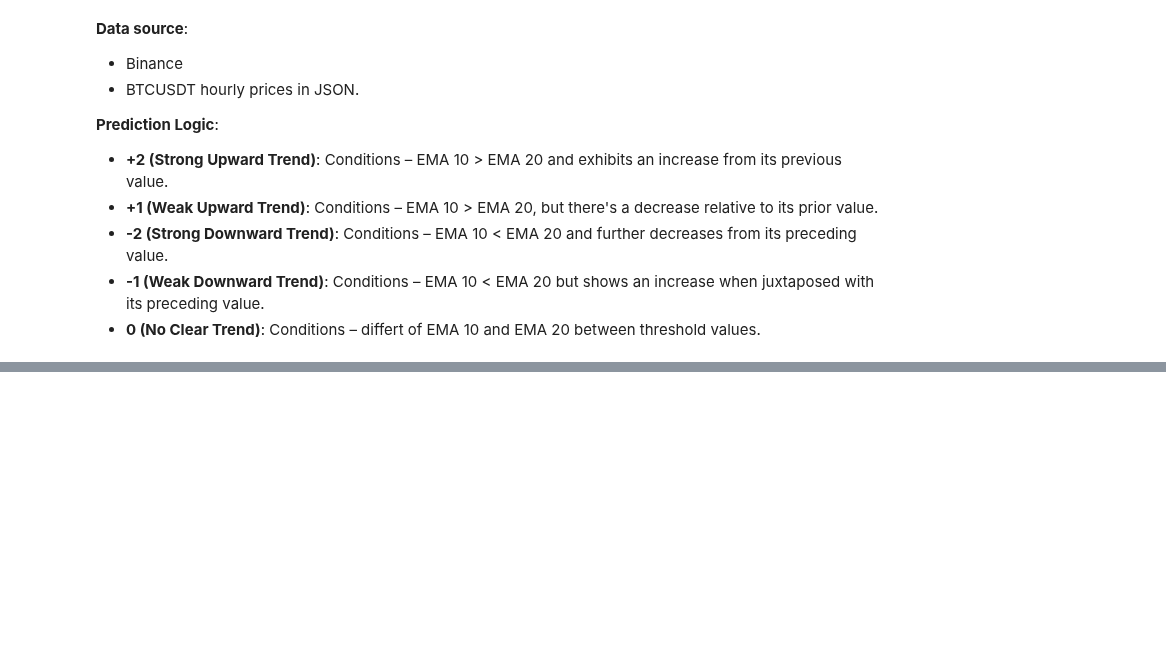
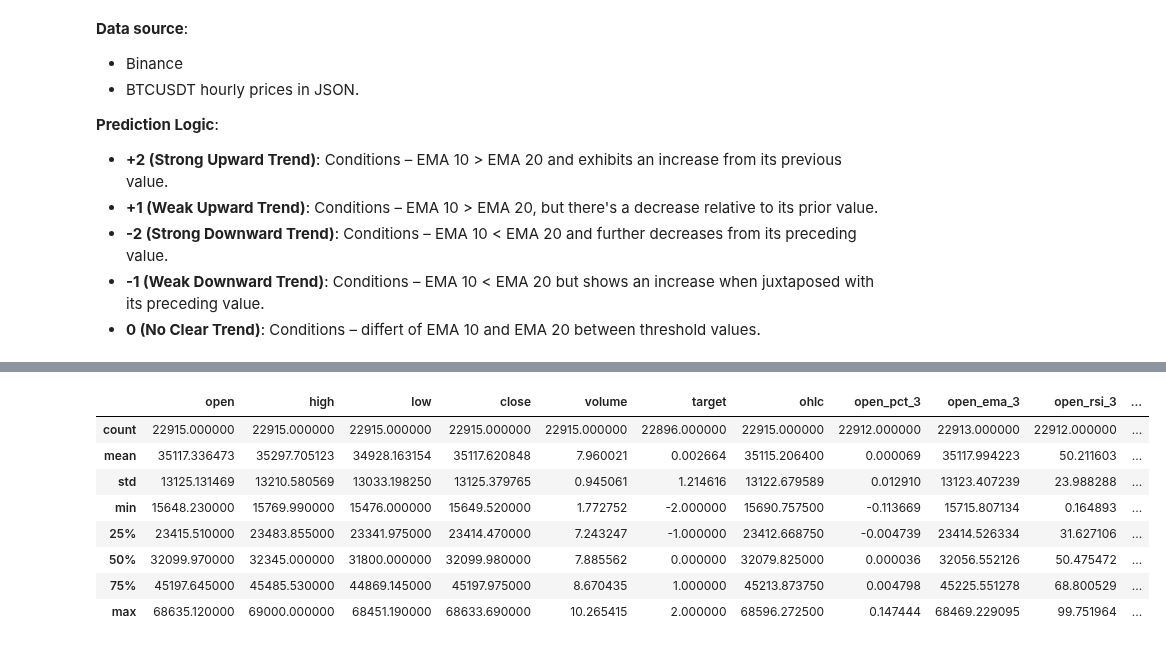
Before and after one commit to natapone/btc_live_price_prediction, a Jupyter notebook: 04_deep_learning_model.ipynb, the cells around one changed output, grey strips where cells are left out. Cells and saved outputs as stored; diff of their text form; code cells hidden in the pictures; blank space fills up the shorter version.

```diff
--- a/04_deep_learning_model.ipynb
+++ b/04_deep_learning_model.ipynb
@@ -22,0 +95,86 @@ Building on these findings, this experiment aims to delve deeper. We will be int
+# %%
+
+def get_features_v1(df):
+    df = df.copy()
+
+    # List of periods
+    periods = [3, 5, 10, 20, 25, 30, 40, 80]
+    inputs = ['open', 'high', 'low', 'close', 'volume']
+
+    # log volume
+    df['volume'] = np.log(df['volume'])
+
+    # ohlc
+    df['ohlc'] = (df['open'] + df['high'] + df['low'] + df['close']) / 4
+
+    # loop periods and inputs
+    for period in periods:
+        for input in inputs:
+
+
+            # Generate indicators
+
+            # % of change
+            df.loc[:, f'{input}_pct_{period}'] = df[input].pct_change(periods=period)
+
+            # EMAs
+            df.loc[:, f'{input}_ema_{period}'] = talib.EMA(df[input].values, timeperiod=period)
+
+            # RSI
+            df.loc[:, f'{input}_rsi_{period}'] = talib.RSI(df[input].values, timeperiod=period)
+
+            # TRIX
+            df.loc[:, f'{input}_trix_{period}'] = talib.TRIX(df[input].values, timeperiod=period)
+
+            # SD
+            df.loc[:, f'{input}_sd_{period}'] = talib.STDDEV(df[input].values, timeperiod=period)
+
+            # ROC
+            df.loc[:, f'{input}_roc_{period}'] = talib.ROC(df[input].values, timeperiod=period)
+
+            # VAR
+            df.loc[:, f'{input}_var_{period}'] = talib.VAR(df[input].values, timeperiod=period)
+
+
+        df = df.copy()
+
+        # Multiple inputs indicators
+        # ATR
+        atr = talib.ATR(df['high'].values, df['low'].values, df['close'].values, timeperiod=period)
+        df.loc[:, f'price_atr_{period}'] = atr
+
+        # Price interaction Features:
+        df.loc[:, f'price_interact_{period}'] = df[f'close_pct_{period}'] * df[f'price_atr_{period}']
+
+        # Price volume interaction:
+        df.loc[:, f'pv_interact_{period}'] = df[f'close_pct_{period}'] * df[f'volume_pct_{period}']
+
+        # ADX
+        df.loc[:, f'price_adx_{period}'] = talib.ADX(df['high'].values, df['low'].values, df['close'].values, timeperiod=period)
+
+        # MFI
+        df.loc[:, f'mfi_{period}'] = talib.MFI(df['high'].values, df['low'].values, df['close'].values, df['volume'].values, timeperiod=period)
+
+        # DX
+        df.loc[:, f'price_dx_{period}'] = talib.DX(df['high'].values, df['low'].values, df['close'].values, timeperiod=period)
+
+
+    df = df.copy()
+
+    return df
+
+df = read_hist_data()
+df = get_target_next_ema_diff(df, target_shift=3)
+df = get_features_v1(df)
+# df = df.dropna()
+
+# print(df.head(5))
+# print(df.tail(5))
+
+# Count target values
+print("Count", df['target'].value_counts())
+
+print("Shape", df.shape)
+
+df.describe()
+# %% [output]
@@ -22,0 +189,9 @@ Building on these findings, this experiment aims to delve deeper. We will be int
+|  | open | high | low | close | volume | target | ohlc | open_pct_3 | open_ema_3 | open_rsi_3 | ... |
+| count | 22915.000000 | 22915.000000 | 22915.000000 | 22915.000000 | 22915.000000 | 22896.000000 | 22915.000000 | 22912.000000 | 22913.000000 | 22912.000000 | ... |
+| mean | 35117.336473 | 35297.705123 | 34928.163154 | 35117.620848 | 7.960021 | 0.002664 | 35115.206400 | 0.000069 | 35117.994223 | 50.211603 | ... |
+| std | 13125.131469 | 13210.580569 | 13033.198250 | 13125.379765 | 0.945061 | 1.214616 | 13122.679589 | 0.012910 | 13123.407239 | 23.988288 | ... |
+| min | 15648.230000 | 15769.990000 | 15476.000000 | 15649.520000 | 1.772752 | -2.000000 | 15690.757500 | -0.113669 | 15715.807134 | 0.164893 | ... |
+| 25% | 23415.510000 | 23483.855000 | 23341.975000 | 23414.470000 | 7.243247 | -1.000000 | 23412.668750 | -0.004739 | 23414.526334 | 31.627106 | ... |
+| 50% | 32099.970000 | 32345.000000 | 31800.000000 | 32099.980000 | 7.885562 | 0.000000 | 32079.825000 | 0.000036 | 32056.552126 | 50.475472 | ... |
+| 75% | 45197.645000 | 45485.530000 | 44869.145000 | 45197.975000 | 8.670435 | 1.000000 | 45213.873750 | 0.004798 | 45225.551278 | 68.800529 | ... |
+| max | 68635.120000 | 69000.000000 | 68451.190000 | 68633.690000 | 10.265415 | 2.000000 | 68596.272500 | 0.147444 | 68469.229095 | 99.751964 | ... |
```
Also changed, not shown: parts of 23 cells of this notebook.
